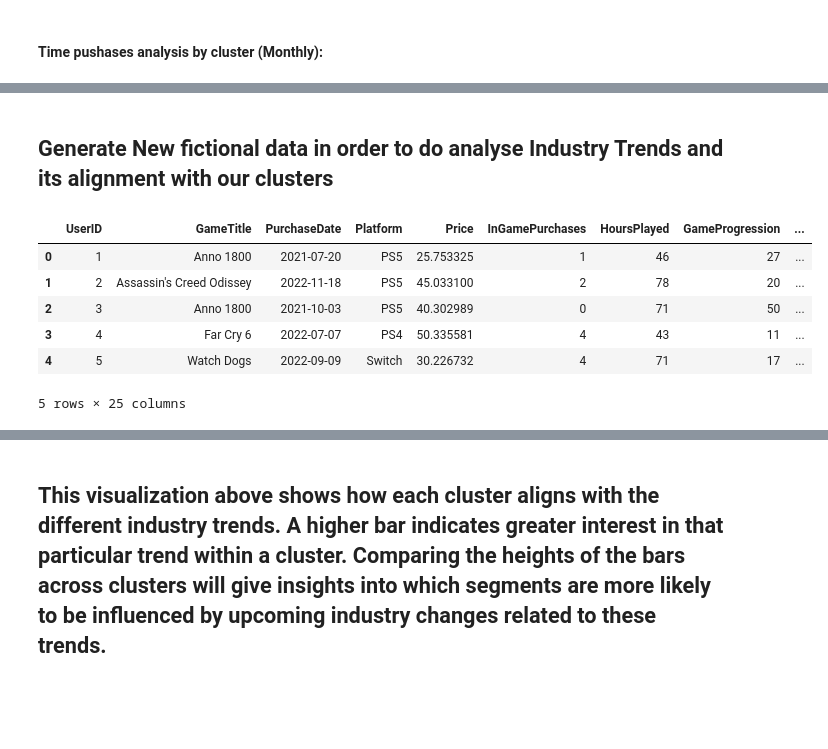
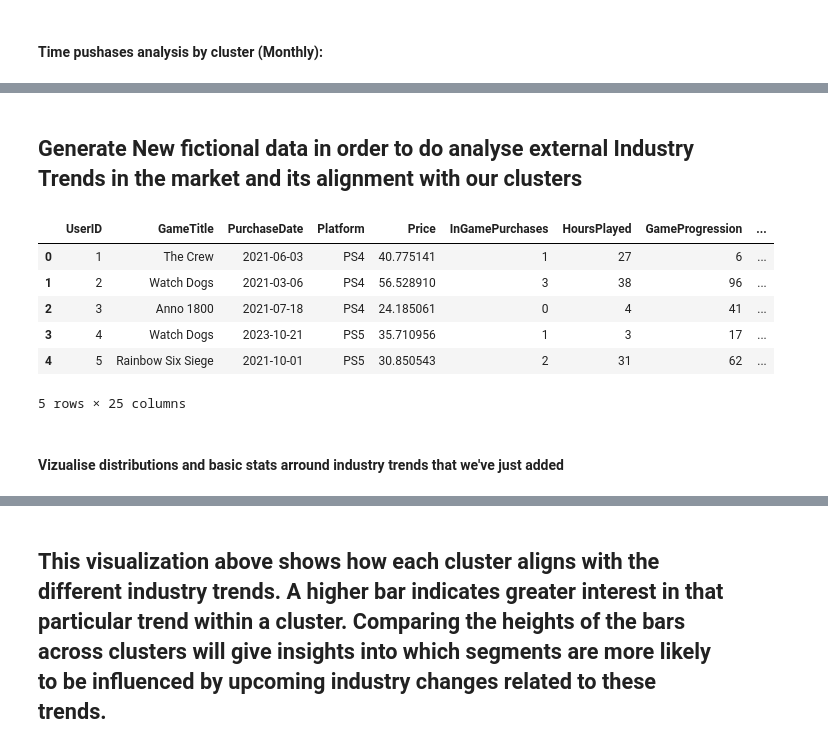
Before and after one commit to idwessough/short-marketing-data-analysis, a Jupyter notebook: video_games_marketing_data_analysis.ipynb, the cells around one changed output, grey strips where cells are left out. Saved outputs shown, nothing was run; the diff lists cells and outputs as text; code cells hidden in the pictures; blank space fills up the shorter version.

```diff
--- a/video_games_marketing_data_analysis.ipynb
+++ b/video_games_marketing_data_analysis.ipynb
@@ -309,47 +353,49 @@ plt.show()
 # %% [markdown]
-## Generate New fictional data in order to do analyse Industry Trends and its alignment with our clusters
+## Generate New fictional data in order to do analyse external Industry Trends in the market and its alignment with our clusters
 # %%
 # Simulating additional user data
 
 # User Demographics
 ages = np.random.choice(range(15, 60), num_users)  # Age range from 15 to 60
 genders = np.random.choice(["Male", "Female", "Non-binary", "Other"], num_users)
 regions = np.random.choice(["North America", "Europe", "Asia", "South America", "Africa", "Oceania"], num_users)
 
 # Game Preferences
 genres = ["Action", "Adventure", "Strategy", "Sports", "RPG", "Simulation"]
 preferred_genre = np.random.choice(genres, num_users)
 graphics_importance = np.random.randint(1, 11, num_users)  # Scale of 1 to 10
 storyline_importance = np.random.randint(1, 11, num_users)  # Scale of 1 to 10
 
 # Industry Trends (binary response: 1 if interested, 0 otherwise)
-vr_interest = np.random.randint(0, 2, num_users)
+game_duration = np.random.randint(0, 2, num_users)
 cross_platform_interest = np.random.randint(0, 2, num_users)
 subscription_interest = np.random.randint(0, 2, num_users)
-mobile_esports_interest = np.random.randint(0, 2, num_users)
+esports_and_competition_interest = np.random.randint(0, 2, num_users)
 
-# Adding simulated data to the original dataframe
+# Adding simulated data to the original dataframe by aggregating columns
 df["Age"] = ages
 df["Gender"] = genders
 df["Region"] = regions
 df["PreferredGenre"] = preferred_genre
 df["GraphicsImportance"] = graphics_importance
 df["StorylineImportance"] = storyline_importance
-df["VRInterest"] = vr_interest
+df["GameDuration"] = game_duration
 df["CrossPlatformInterest"] = cross_platform_interest
 df["SubscriptionInterest"] = subscription_interest
-df["MobileEsportsInterest"] = mobile_esports_interest
+df["eSportInterest"] = esports_and_competition_interest
 
 # Viewing the extended dataframe
 df.head()
 # %% [output]
 |  | UserID | GameTitle | PurchaseDate | Platform | Price | InGamePurchases | HoursPlayed | GameProgression | ... |
-| 0 | 1 | Anno 1800 | 2021-07-20 | PS5 | 25.753325 | 1 | 46 | 27 | ... |
-| 1 | 2 | Assassin's Creed Odissey | 2022-11-18 | PS5 | 45.033100 | 2 | 78 | 20 | ... |
-| 2 | 3 | Anno 1800 | 2021-10-03 | PS5 | 40.302989 | 0 | 71 | 50 | ... |
-| 3 | 4 | Far Cry 6 | 2022-07-07 | PS4 | 50.335581 | 4 | 43 | 11 | ... |
-| 4 | 5 | Watch Dogs | 2022-09-09 | Switch | 30.226732 | 4 | 71 | 17 | ... |
+| 0 | 1 | The Crew | 2021-06-03 | PS4 | 40.775141 | 1 | 27 | 6 | ... |
+| 1 | 2 | Watch Dogs | 2021-03-06 | PS4 | 56.528910 | 3 | 38 | 96 | ... |
+| 2 | 3 | Anno 1800 | 2021-07-18 | PS4 | 24.185061 | 0 | 4 | 41 | ... |
+| 3 | 4 | Watch Dogs | 2023-10-21 | PS5 | 35.710956 | 1 | 3 | 17 | ... |
+| 4 | 5 | Rainbow Six Siege | 2021-10-01 | PS5 | 30.850543 | 2 | 31 | 62 | ... |
 5 rows × 25 columns
+# %% [markdown]
+#### Vizualise distributions and basic stats arround industry trends that we've just added
 # %%
 import seaborn as sns
 import matplotlib.pyplot as plt
```
Also changed, not shown: parts of 30 cells of this notebook, 3 other files.
